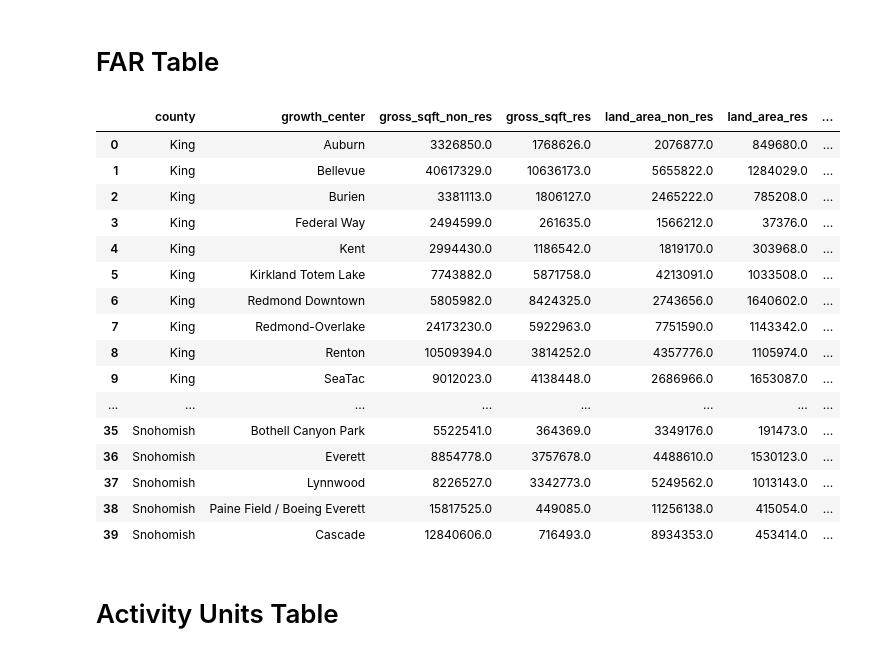
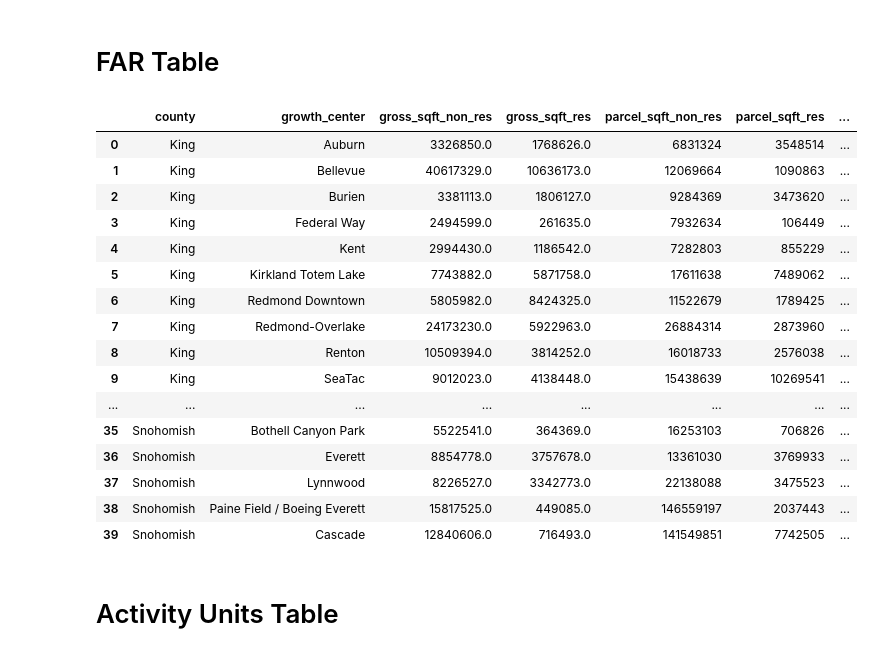
Before and after one commit to jkolberg/centers_density_analysis, a Jupyter notebook: au_acre_far_existing.ipynb, the cells around one changed output. Cells and saved outputs as stored; diff of their text form; code cells hidden in the pictures.

Commit message:
switch to all parcel sqft redo

```diff
--- a/au_acre_far_existing.ipynb
+++ b/au_acre_far_existing.ipynb
@@ -56,3 +100,13 @@ building_types_df = dataframes['building_types']
+# %%
+parcel_mask = (parcels_df['land_use_type_id'].isin(land_use_include)) & (parcels_df['growth_center_id'] > 0)
+parcel_sqft = parcels_df.loc[parcel_mask].groupby(['county_id','growth_center_id','is_residential'])['parcel_sqft'].sum().reset_index()
+parcel_sqft['is_residential'] = parcel_sqft['is_residential'].map({1: 'res', 0: 'non_res'})
+parcel_sqft = parcel_sqft.pivot_table(index=['county_id','growth_center_id'], columns='is_residential', values=['parcel_sqft'], aggfunc='sum')
+parcel_sqft.columns = [f'{col}_{suffix}' for col, suffix in parcel_sqft.columns]
+parcel_sqft = parcel_sqft.reset_index()
+parcel_sqft['parcel_sqft_all'] = parcel_sqft['parcel_sqft_res'] + parcel_sqft['parcel_sqft_non_res']
+for col in ['parcel_sqft_res', 'parcel_sqft_non_res', 'parcel_sqft_all']:
+    parcel_sqft[col] = parcel_sqft[col].round(0).fillna(0).astype(int)
 # %%
 # add is_residential and growth_center_id columns to buildings_df
 is_residential = building_types_df[['building_type_id','is_residential']].set_index('building_type_id')['is_residential']
@@ -62,16 +116,16 @@ buildings_df['growth_center_id'] = buildings_df['parcel_id'].map(parcel_center_x
 county_xwalk = parcels_df[['parcel_id','county_id']].set_index('parcel_id')['county_id']
 buildings_df['county_id'] = buildings_df['parcel_id'].map(county_xwalk)
 # %%
-far = buildings_df.loc[buildings_df['growth_center_id'] != 0].groupby(['county_id','growth_center_id','is_residential'])[['gross_sqft','land_area']].sum().reset_index()
+far = buildings_df.loc[buildings_df['growth_center_id'] != 0].groupby(['county_id','growth_center_id','is_residential'])[['gross_sqft']].sum().reset_index()
 far['is_residential'] = far['is_residential'].map({1: 'res', 0: 'non_res'})
-far = far.pivot_table(index=['county_id','growth_center_id'], columns='is_residential', values=['gross_sqft','land_area'], aggfunc='sum')
+far = far.pivot_table(index=['county_id','growth_center_id'], columns='is_residential', values=['gross_sqft'], aggfunc='sum')
 far.columns = [f'{col}_{suffix}' for col, suffix in far.columns]
 far = far.reset_index()
+far = far.merge(parcel_sqft, on=['county_id','growth_center_id'], how='left')
 # %%
 far['gross_sqft_all'] = far['gross_sqft_res'] + far['gross_sqft_non_res']
-far['land_area_all'] = far['land_area_res'] + far['land_area_non_res']
 for type in ['res','non_res','all']:
-    far[f'far_{type}'] = far[f'gross_sqft_{type}'] / far[f'land_area_{type}']
+    far[f'far_{type}'] = far[f'gross_sqft_{type}'] / far[f'parcel_sqft_{type}']
 # %%
 building_parcel_xwalk = buildings_df[['building_id','parcel_id']].set_index('building_id')['parcel_id']
 households_df['parcel_id'] = households_df['building_id'].map(building_parcel_xwalk)
@@ -87,7 +141,7 @@ jobs = jobs_df.loc[jobs_mask].groupby(['county_id','growth_center_id']).size().r
 # %%
 au = persons.merge(jobs, on=['county_id','growth_center_id'], how='outer').merge(far, on=['county_id','growth_center_id'], how='outer')
 au['activity_units'] = au['persons'] + au['jobs']
-au['acres_land'] = au['land_area_all'] / 43560
+au['acres_land'] = au['parcel_sqft_all'] / 43560
 au['au_acre'] = au['activity_units'] / au['acres_land']
 # %%
 county_map = {
@@ -147,27 +201,27 @@ fig
 # FAR Table
 # %%
 #| title: "FAR by Growth Center"
-au[['county','growth_center','gross_sqft_non_res', 'gross_sqft_res', 'land_area_non_res',
-       'land_area_res', 'gross_sqft_all', 'land_area_all', 'far_res',
+au[['county','growth_center','gross_sqft_non_res', 'gross_sqft_res', 'parcel_sqft_non_res',
+       'parcel_sqft_res', 'gross_sqft_all', 'parcel_sqft_all', 'far_res',
        'far_non_res', 'far_all']]
 # %% [output]
-|  | county | growth_center | gross_sqft_non_res | gross_sqft_res | land_area_non_res | land_area_res | ... |
-| 0 | King | Auburn | 3326850.0 | 1768626.0 | 2076877.0 | 849680.0 | ... |
-| 1 | King | Bellevue | 40617329.0 | 10636173.0 | 5655822.0 | 1284029.0 | ... |
-| 2 | King | Burien | 3381113.0 | 1806127.0 | 2465222.0 | 785208.0 | ... |
-| 3 | King | Federal Way | 2494599.0 | 261635.0 | 1566212.0 | 37376.0 | ... |
-| 4 | King | Kent | 2994430.0 | 1186542.0 | 1819170.0 | 303968.0 | ... |
-| 5 | King | Kirkland Totem Lake | 7743882.0 | 5871758.0 | 4213091.0 | 1033508.0 | ... |
-| 6 | King | Redmond Downtown | 5805982.0 | 8424325.0 | 2743656.0 | 1640602.0 | ... |
-| 7 | King | Redmond-Overlake | 24173230.0 | 5922963.0 | 7751590.0 | 1143342.0 | ... |
-| 8 | King | Renton | 10509394.0 | 3814252.0 | 4357776.0 | 1105974.0 | ... |
-| 9 | King | SeaTac | 9012023.0 | 4138448.0 | 2686966.0 | 1653087.0 | ... |
+|  | county | growth_center | gross_sqft_non_res | gross_sqft_res | parcel_sqft_non_res | parcel_sqft_res | ... |
+| 0 | King | Auburn | 3326850.0 | 1768626.0 | 6831324 | 3548514 | ... |
+| 1 | King | Bellevue | 40617329.0 | 10636173.0 | 12069664 | 1090863 | ... |
+| 2 | King | Burien | 3381113.0 | 1806127.0 | 9284369 | 3473620 | ... |
+| 3 | King | Federal Way | 2494599.0 | 261635.0 | 7932634 | 106449 | ... |
+| 4 | King | Kent | 2994430.0 | 1186542.0 | 7282803 | 855229 | ... |
+| 5 | King | Kirkland Totem Lake | 7743882.0 | 5871758.0 | 17611638 | 7489062 | ... |
+| 6 | King | Redmond Downtown | 5805982.0 | 8424325.0 | 11522679 | 1789425 | ... |
+| 7 | King | Redmond-Overlake | 24173230.0 | 5922963.0 | 26884314 | 2873960 | ... |
+| 8 | King | Renton | 10509394.0 | 3814252.0 | 16018733 | 2576038 | ... |
+| 9 | King | SeaTac | 9012023.0 | 4138448.0 | 15438639 | 10269541 | ... |
 | ... | ... | ... | ... | ... | ... | ... | ... |
-| 35 | Snohomish | Bothell Canyon Park | 5522541.0 | 364369.0 | 3349176.0 | 191473.0 | ... |
-| 36 | Snohomish | Everett | 8854778.0 | 3757678.0 | 4488610.0 | 1530123.0 | ... |
-| 37 | Snohomish | Lynnwood | 8226527.0 | 3342773.0 | 5249562.0 | 1013143.0 | ... |
-| 38 | Snohomish | Paine Field / Boeing Everett | 15817525.0 | 449085.0 | 11256138.0 | 415054.0 | ... |
-| 39 | Snohomish | Cascade | 12840606.0 | 716493.0 | 8934353.0 | 453414.0 | ... |
+| 35 | Snohomish | Bothell Canyon Park | 5522541.0 | 364369.0 | 16253103 | 706826 | ... |
+| 36 | Snohomish | Everett | 8854778.0 | 3757678.0 | 13361030 | 3769933 | ... |
+| 37 | Snohomish | Lynnwood | 8226527.0 | 3342773.0 | 22138088 | 3475523 | ... |
+| 38 | Snohomish | Paine Field / Boeing Everett | 15817525.0 | 449085.0 | 146559197 | 2037443 | ... |
+| 39 | Snohomish | Cascade | 12840606.0 | 716493.0 | 141549851 | 7742505 | ... |
 # %% [markdown]
 # Activity Units Table
 # %%
```
Also changed, not shown: parts of 7 cells of this notebook, 1 other file.
